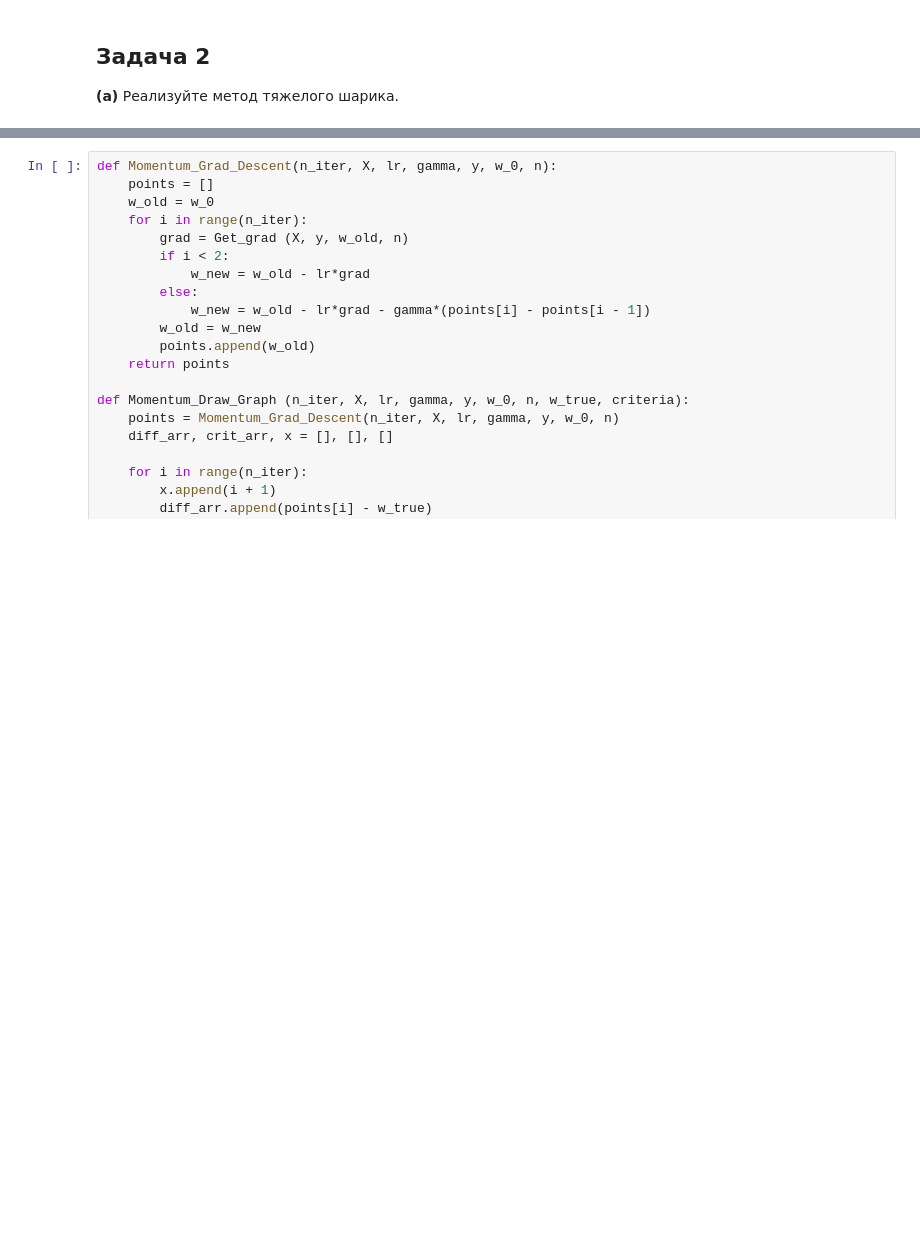
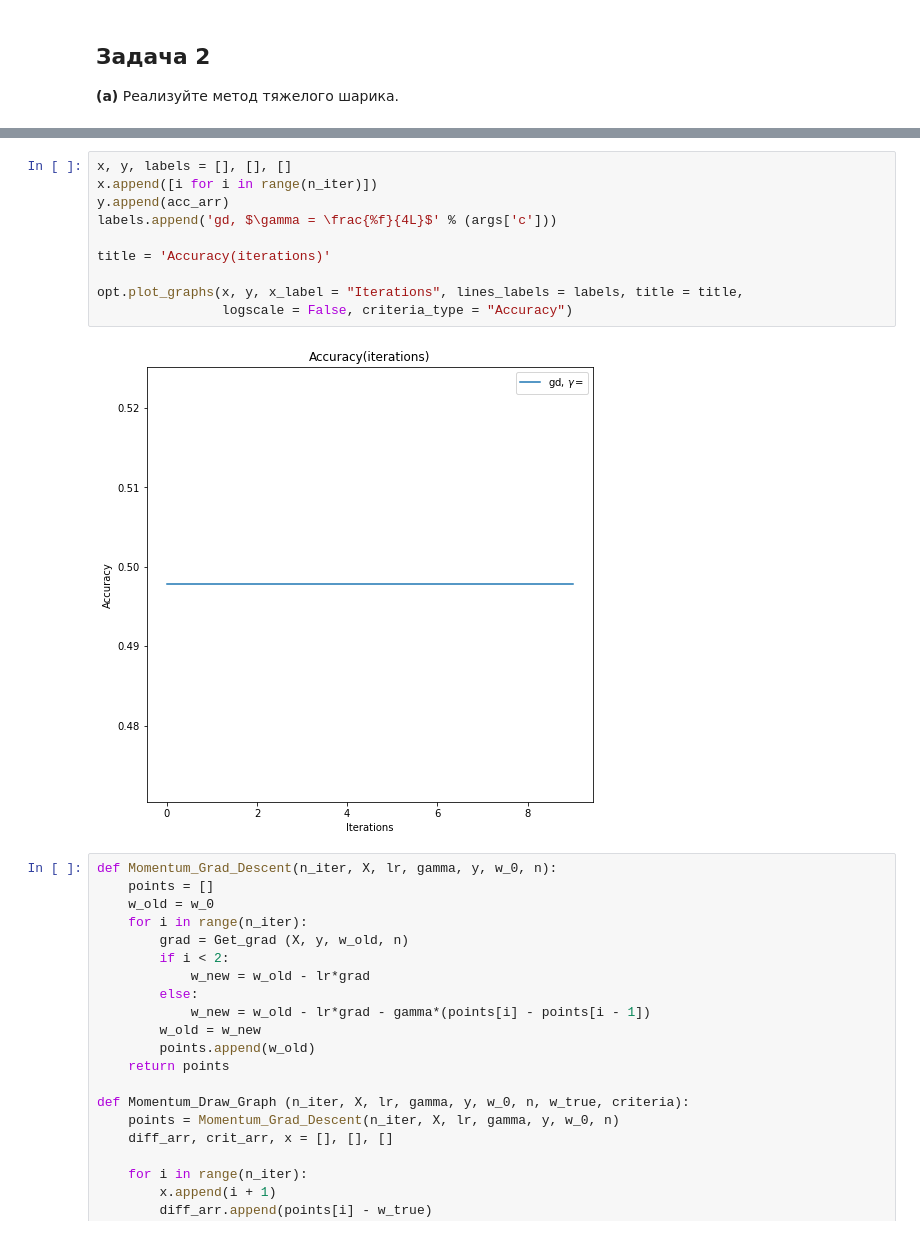
Before and after one commit to k2a07/MIPT-homeworks, a Jupyter notebook: Acharya_Kirill_Optimization_HW_3.ipynb, the cells around one changed output, grey strips where cells are left out. Cells and saved outputs as stored; diff of their text form; blank space fills up the shorter version.

```diff
--- a/Acharya_Kirill_Optimization_HW_3.ipynb
+++ b/Acharya_Kirill_Optimization_HW_3.ipynb
@@ -78,3 +177,15 @@ __(a)__ Реализуйте метод тяжелого шарика.
+# %%
+x, y, labels = [], [], []
+x.append([i for i in range(n_iter)])
+y.append(acc_arr)
+labels.append('gd, $\gamma = \frac{%f}{4L}$' % (args['c']))
+
+title = 'Accuracy(iterations)'
+
+opt.plot_graphs(x, y, x_label = "Iterations", lines_labels = labels, title = title,
+                logscale = False, criteria_type = "Accuracy")
+# %% [output]
+[figure, added]
 # %%
 def Momentum_Grad_Descent(n_iter, X, lr, gamma, y, w_0, n):
     points = []
```
Also changed, not shown: parts of 9 cells of this notebook, 1 other file.
